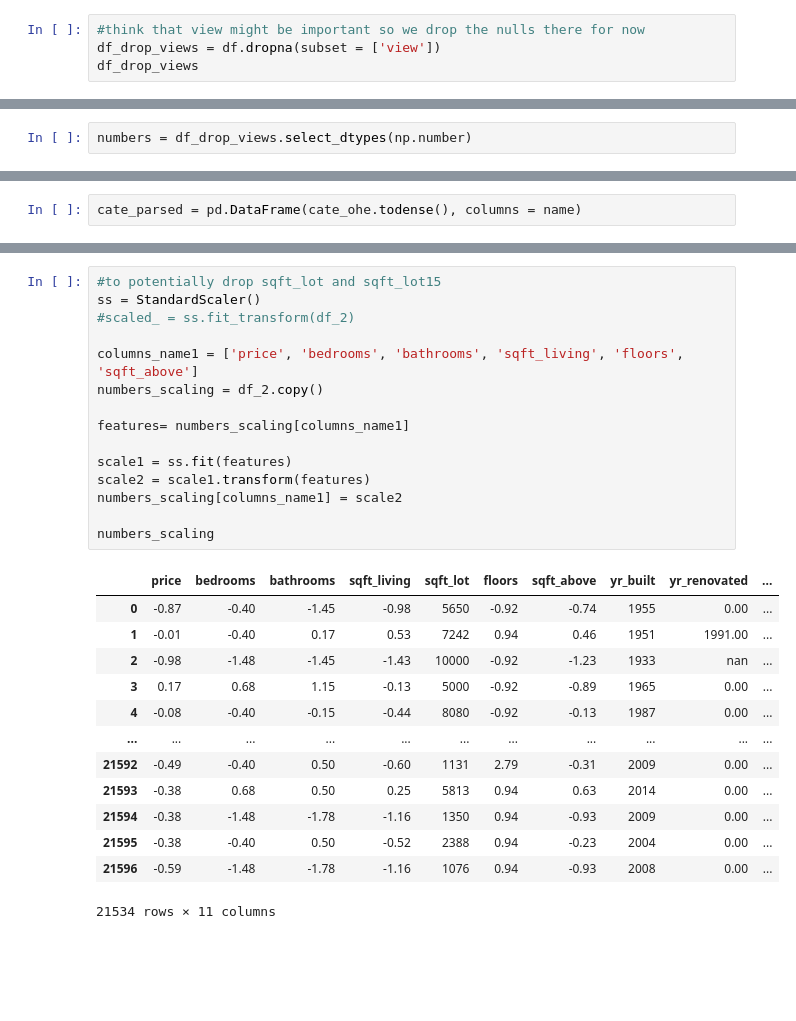
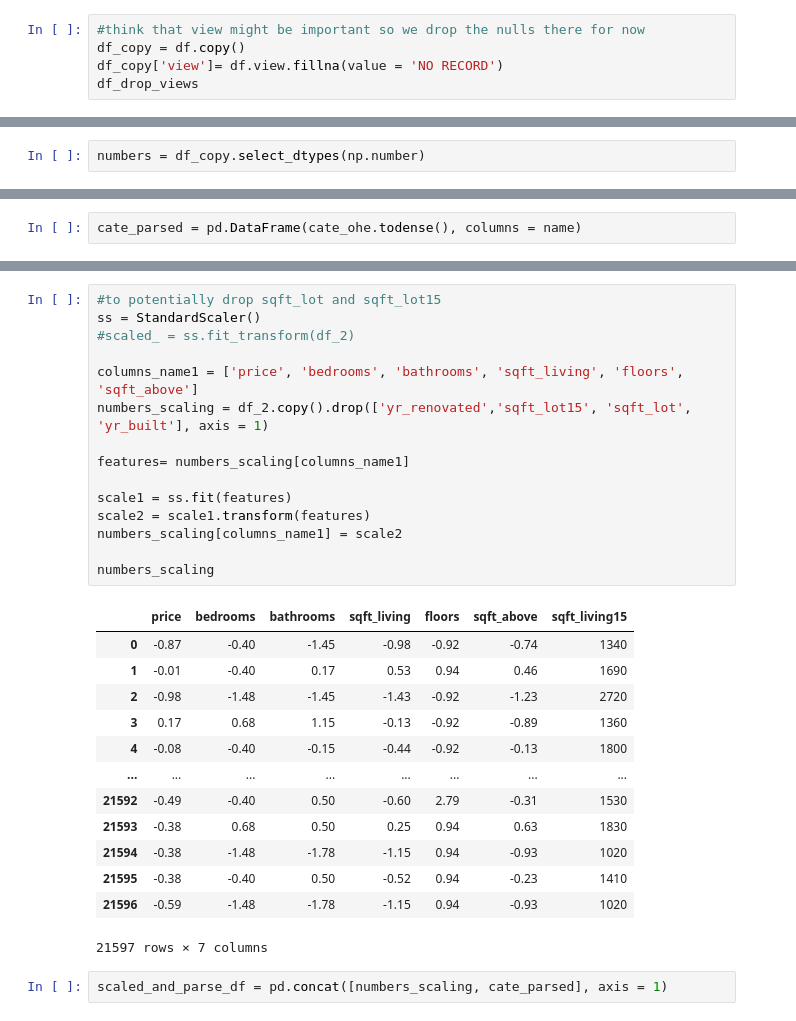
Before and after one commit to xiaohua-su/King_County_Real_Estate_Analysis, a Jupyter notebook: EDA of Real Estate.ipynb, the cells around one changed output, grey strips where cells are left out. Cells and saved outputs as stored; diff of their text form; blank space fills up the shorter version.

Commit message:
addition of concat and check of null into eda notebook

```diff
--- a/EDA of Real Estate.ipynb
+++ b/EDA of Real Estate.ipynb
@@ -75,6 +75,7 @@ df['yr_renovated'].value_counts()
 Name: yr_renovated, Length: 70, dtype: int64
 # %%
 #think that view might be important so we drop the nulls there for now
-df_drop_views = df.dropna(subset = ['view'])
+df_copy = df.copy()
+df_copy['view']= df.view.fillna(value = 'NO RECORD')
 df_drop_views
 # %% [output]
@@ -94,5 +94,5 @@ df_drop_views
 # %%
-numbers = df_drop_views.select_dtypes(np.number)
+numbers = df_copy.select_dtypes(np.number)
 # %%
 df_2 = numbers.drop(['id', 'lat', 'long', 'zipcode'], axis = 1)
 # %%
@@ -155,29 +155,31 @@ cate_parsed
 # %%
 #to potentially drop sqft_lot and sqft_lot15
 ss = StandardScaler()
 #scaled_ = ss.fit_transform(df_2)
 
 columns_name1 = ['price', 'bedrooms', 'bathrooms', 'sqft_living', 'floors', 'sqft_above']
-numbers_scaling = df_2.copy()
+numbers_scaling = df_2.copy().drop(['yr_renovated','sqft_lot15', 'sqft_lot', 'yr_built'], axis = 1)
 
 features= numbers_scaling[columns_name1]
 
 scale1 = ss.fit(features)
 scale2 = scale1.transform(features)
 numbers_scaling[columns_name1] = scale2
 
 numbers_scaling
 # %% [output]
-|  | price | bedrooms | bathrooms | sqft_living | sqft_lot | floors | sqft_above | yr_built | yr_renovated | ... |
-| 0 | -0.87 | -0.40 | -1.45 | -0.98 | 5650 | -0.92 | -0.74 | 1955 | 0.00 | ... |
-| 1 | -0.01 | -0.40 | 0.17 | 0.53 | 7242 | 0.94 | 0.46 | 1951 | 1991.00 | ... |
-| 2 | -0.98 | -1.48 | -1.45 | -1.43 | 10000 | -0.92 | -1.23 | 1933 | nan | ... |
-| 3 | 0.17 | 0.68 | 1.15 | -0.13 | 5000 | -0.92 | -0.89 | 1965 | 0.00 | ... |
-| 4 | -0.08 | -0.40 | -0.15 | -0.44 | 8080 | -0.92 | -0.13 | 1987 | 0.00 | ... |
-| ... | ... | ... | ... | ... | ... | ... | ... | ... | ... | ... |
-| 21592 | -0.49 | -0.40 | 0.50 | -0.60 | 1131 | 2.79 | -0.31 | 2009 | 0.00 | ... |
-| 21593 | -0.38 | 0.68 | 0.50 | 0.25 | 5813 | 0.94 | 0.63 | 2014 | 0.00 | ... |
-| 21594 | -0.38 | -1.48 | -1.78 | -1.16 | 1350 | 0.94 | -0.93 | 2009 | 0.00 | ... |
-| 21595 | -0.38 | -0.40 | 0.50 | -0.52 | 2388 | 0.94 | -0.23 | 2004 | 0.00 | ... |
-| 21596 | -0.59 | -1.48 | -1.78 | -1.16 | 1076 | 0.94 | -0.93 | 2008 | 0.00 | ... |
+|  | price | bedrooms | bathrooms | sqft_living | floors | sqft_above | sqft_living15 |
+| 0 | -0.87 | -0.40 | -1.45 | -0.98 | -0.92 | -0.74 | 1340 |
+| 1 | -0.01 | -0.40 | 0.17 | 0.53 | 0.94 | 0.46 | 1690 |
+| 2 | -0.98 | -1.48 | -1.45 | -1.43 | -0.92 | -1.23 | 2720 |
+| 3 | 0.17 | 0.68 | 1.15 | -0.13 | -0.92 | -0.89 | 1360 |
+| 4 | -0.08 | -0.40 | -0.15 | -0.44 | -0.92 | -0.13 | 1800 |
+| ... | ... | ... | ... | ... | ... | ... | ... |
+| 21592 | -0.49 | -0.40 | 0.50 | -0.60 | 2.79 | -0.31 | 1530 |
+| 21593 | -0.38 | 0.68 | 0.50 | 0.25 | 0.94 | 0.63 | 1830 |
+| 21594 | -0.38 | -1.48 | -1.78 | -1.15 | 0.94 | -0.93 | 1020 |
+| 21595 | -0.38 | -0.40 | 0.50 | -0.52 | 0.94 | -0.23 | 1410 |
+| 21596 | -0.59 | -1.48 | -1.78 | -1.15 | 0.94 | -0.93 | 1020 |
-21534 rows × 11 columns
+21597 rows × 7 columns
+# %%
+scaled_and_parse_df = pd.concat([numbers_scaling, cate_parsed], axis = 1)
```
Also changed, not shown: parts of 9 cells of this notebook.
